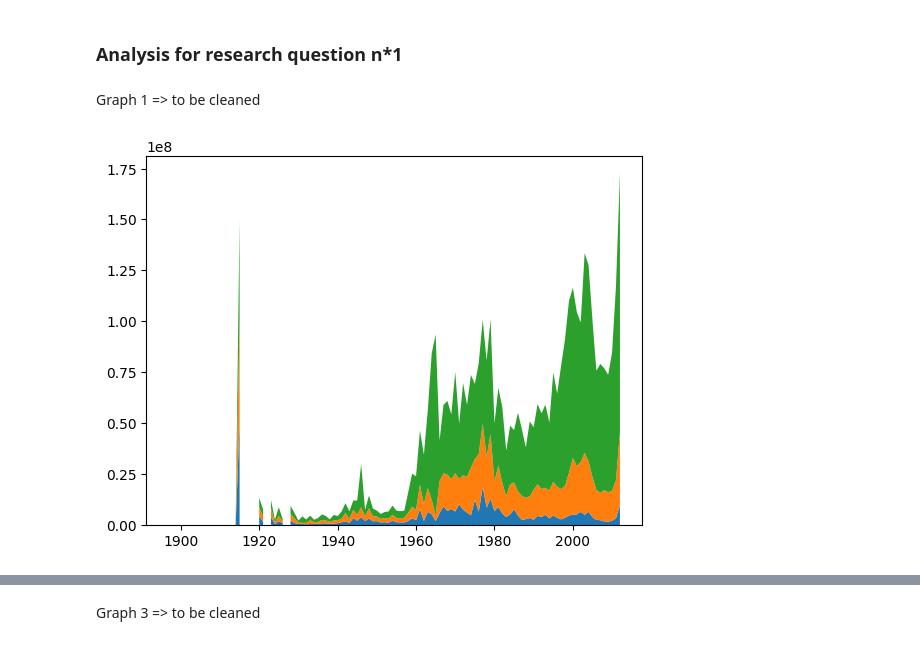
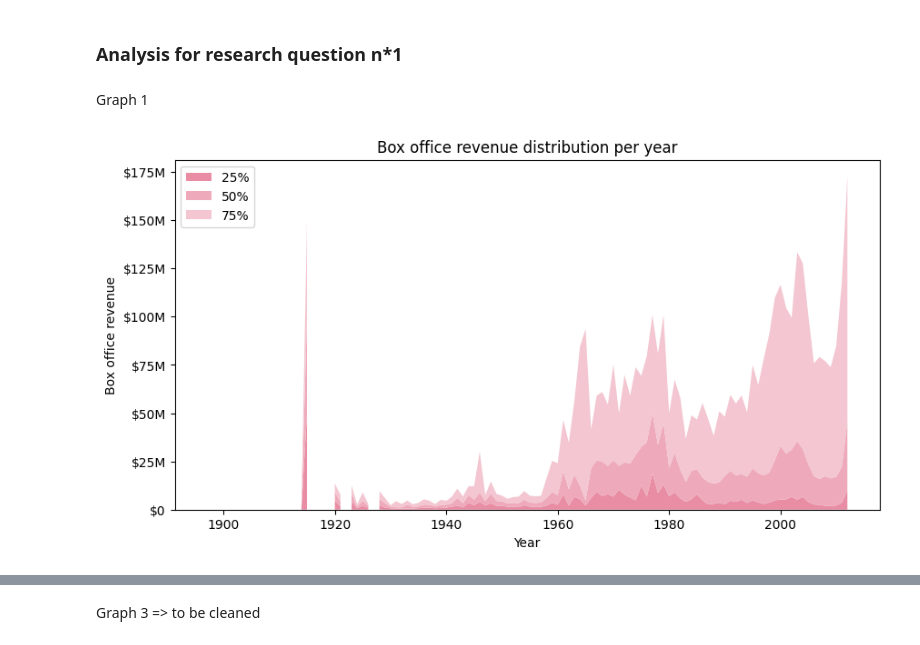
Before and after one commit to epfl-ada/ada-2022-project-r4d4r, a Jupyter notebook: R1.ipynb, the cells around one changed output, grey strips where cells are left out. Cells and saved outputs as stored; diff of their text form; code cells hidden in the pictures.

Commit message:
graph1 and 2 clean

```diff
--- a/R1.ipynb
+++ b/R1.ipynb
@@ -22,8 +22,18 @@ df.head()
 | 4 | 6631279 | /m/0gffwj | Little city | NaN | 93.0 | ['English'] | ... |
 # %% [markdown]
 ### Analysis for research question n*1
+# %%
+# Helper function to format the axes tick labels
+def currency(x, pos):
+    if x >= 1e6:
+        s = '${:1.0f}M'.format(x*1e-6)
+    elif x > 0:
+        s = '${:1.0f}K'.format(x*1e-3)
+    else:
+        s = '${:1.0f}'.format(x)
+    return s
 # %% [markdown]
-Graph 1 => to be cleaned
+Graph 1
 # %%
 # We remove the movies with no release date since it will be impossible to include them in the time evolution (2619 movies removed)
 df_r1 = df[df["release_year"].notna()]
@@ -30,11 +42,16 @@ df_r1 = df[df["release_year"].notna()]
 # %%
 stats = df_r1[["release_year", "movie_box_office_revenue"]].groupby("release_year").describe()
-stats_25 = stats.movie_box_office_revenue["25%"]
-stats_50 = stats.movie_box_office_revenue["50%"]
-stats_75 = stats.movie_box_office_revenue["75%"]
+stat_25 = stats.movie_box_office_revenue["25%"]
+stat_50 = stats.movie_box_office_revenue["50%"]
+stat_75 = stats.movie_box_office_revenue["75%"]
 
-fig, ax = plt.subplots()
-ax.stackplot(stats.index, stats_25, stats_50, stats_75, labels=["25%", "50%", "75%"])
+fig, ax = plt.subplots(figsize=(10, 5))
+ax.stackplot(stats.index, stat_25, stat_50, stat_75, labels=["25%", "50%", "75%"], colors=["#E88DA4", "#EEAABB", "#F3C6D1"])
+ax.set_title("Box office revenue distribution per year")
+ax.set_xlabel("Year")
+ax.set_ylabel("Box office revenue")
+ax.legend(loc='upper left')
+ax.yaxis.set_major_formatter(currency)
 plt.show()
 # %% [output]
-[figure, old version]
+[figure, new version]
```
Also changed, not shown: parts of 5 cells of this notebook, 1 other file.
